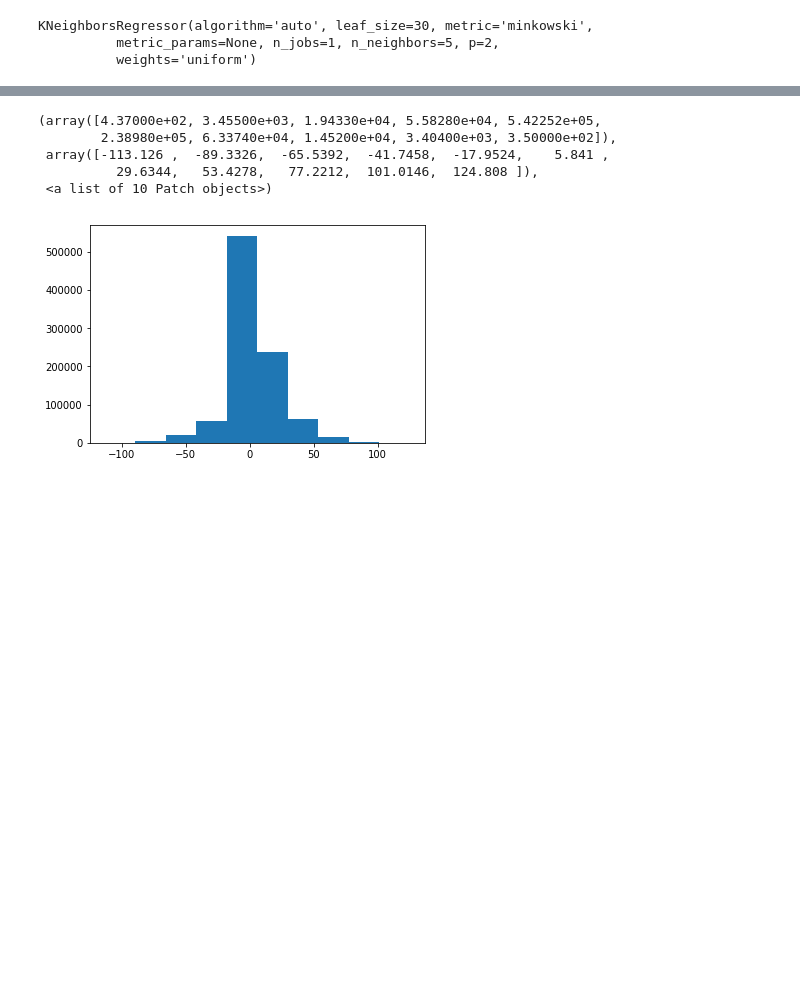
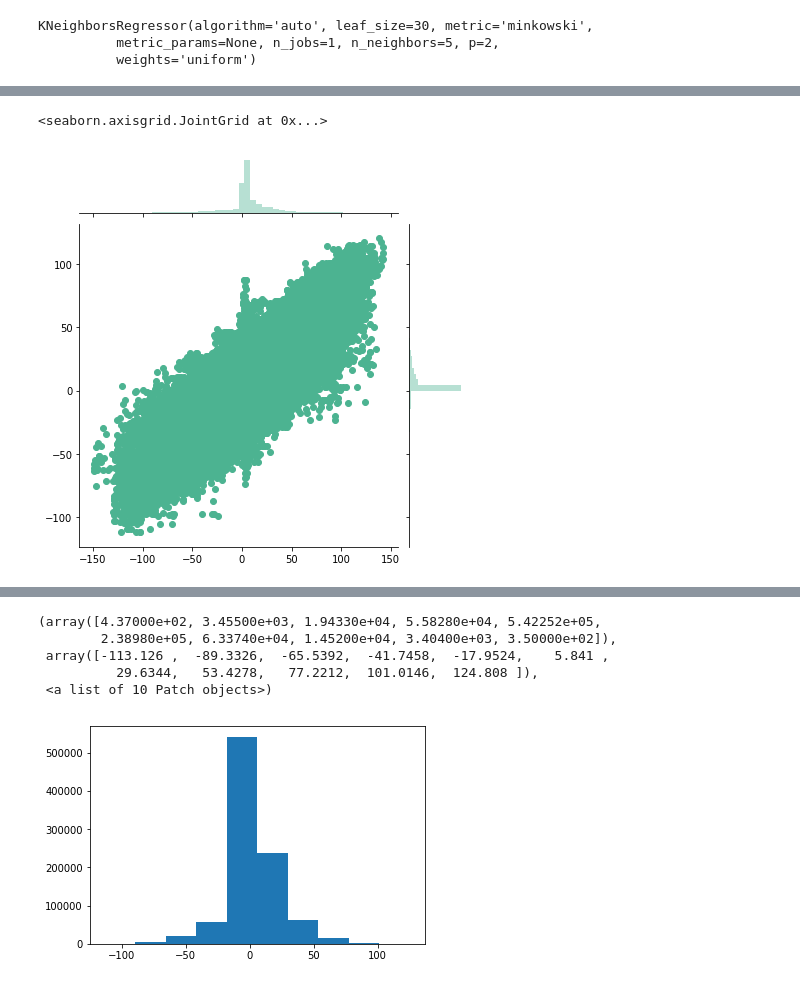
Before and after one commit to LSDtopotools/lsdfailtools, a Jupyter notebook: python_foresee/machine_learning/machine_learning_ground_motion.ipynb, the cells around one changed output, grey strips where cells are left out. Cells and saved outputs as stored; diff of their text form; code cells hidden in the pictures; blank space fills up the shorter version.

```diff
--- a/python_foresee/machine_learning/machine_learning_ground_motion.ipynb
+++ b/python_foresee/machine_learning/machine_learning_ground_motion.ipynb
@@ -391,0 +487,7 @@ RMSE:  8.8495
+# %%
+import seaborn as sns
+#sns.set_theme()
+sns.jointplot(x=y_true, y=y_pred, color="#4CB391")
+# %% [output]
+<seaborn.axisgrid.JointGrid at 0x...>
+[figure, added]
```
Also changed, not shown: parts of 58 cells of this notebook, 3 other files.
